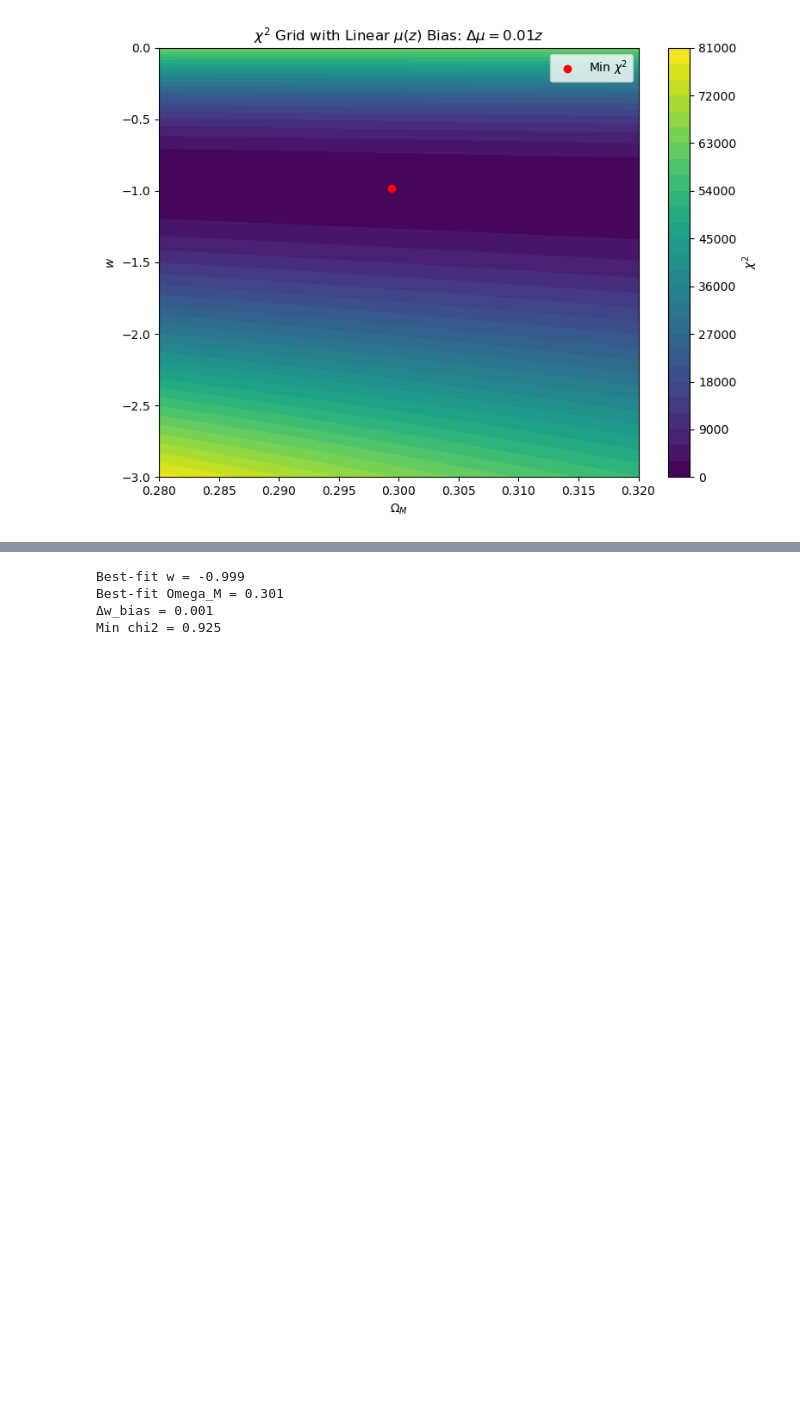
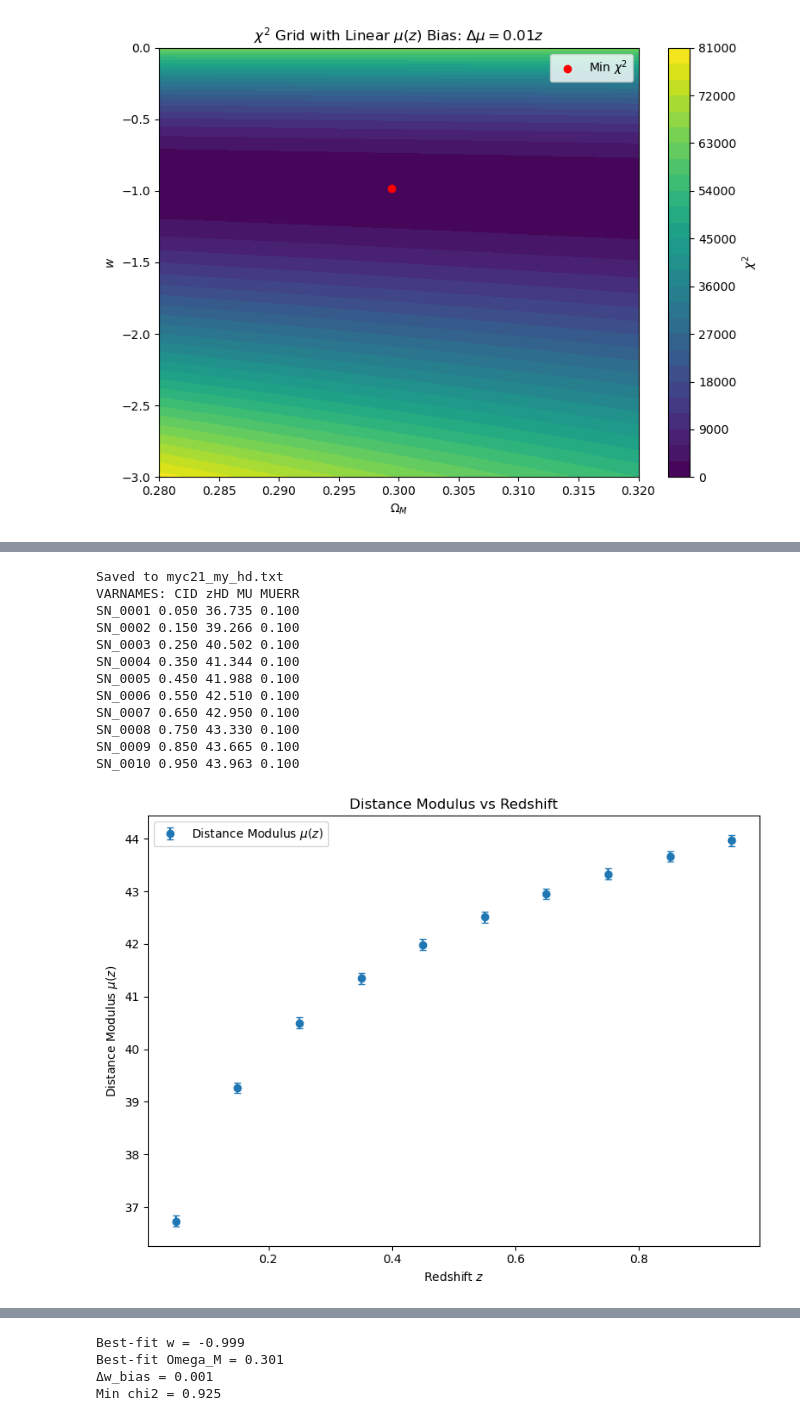
Before and after one commit to chernya4/SNANA_tutorial, a Jupyter notebook: Problem 4.ipynb, the cells around one changed output, grey strips where cells are left out. Saved outputs shown, nothing was run; the diff lists cells and outputs as text; code cells hidden in the pictures; blank space fills up the shorter version.

```diff
--- a/Problem 4.ipynb
+++ b/Problem 4.ipynb
@@ -395,18 +399,0 @@ SN_0010 0.950 43.963 0.100
-# %%
-import numpy as np
-
-# Define your redshift and distance modulus arrays
-z_vals = np.array([0.05, 0.15, 0.25, 0.35, 0.45, 0.55, 0.65, 0.75, 0.85, 0.95])
-mu_vals = np.array([36.735, 39.266, 40.502, 41.344, 41.988,
-                    42.510, 42.950, 43.330, 43.665, 43.963])
-mu_err = 0.1
-
-# Output file path
-output_file = "my_hubble_diagram_for_wfit.txt"
-
-# Write to file (no header line)
-with open(output_file, 'w') as f:
-    for z, mu in zip(z_vals, mu_vals):
-        f.write(f"{z:.3f}  {mu:.3f}  {mu_err:.3f}\n")
-
-print(f"Saved Hubble diagram to: {output_file}")
@@ -510,0 +400,51 @@ plt.show()
+# %%
+import numpy as np
+from astropy.cosmology import FlatwCDM
+import matplotlib.pyplot as plt
+
+# Redshifts
+z_vals = np.array([0.05, 0.15, 0.25, 0.35, 0.45, 0.55, 0.65, 0.75, 0.85, 0.95])
+
+# Distance modulus using FlatwCDM cosmology
+cosmo = FlatwCDM(H0=70, Om0=0.3, w0=-1.0)
+mu_vals = cosmo.distmod(z_vals).value
+
+# Constant uncertainty
+sigma_mu = 0.1 * np.ones_like(mu_vals)
+
+# Write to SNANA-compliant file with row keys
+with open("myc21_my_hd.txt", "w") as f:
+    f.write("VARNAMES: CID zHD MU MUERR\n")
+    for i, (z, mu, sig) in enumerate(zip(z_vals, mu_vals, sigma_mu)):
+        cid = f"SN_{i+1:04d}"  # SN_0001, SN_0002, ...
+        f.write(f"{cid} {z:.3f} {mu:.3f} {sig:.3f}\n")
+
+print("Saved to myc21_my_hd.txt")
+
+# Print file content
+with open("myc21_my_hd.txt", "r") as f:
+    print(f.read())
+
+# Plot the distance modulus values for verification
+plt.figure(figsize=(8, 6))
+plt.errorbar(z_vals, mu_vals, yerr=sigma_mu, fmt='o', label='Distance Modulus $\mu(z)$', capsize=3)
+plt.xlabel('Redshift $z$')
+plt.ylabel('Distance Modulus $\mu(z)$')
+plt.title('Distance Modulus vs Redshift')
+plt.legend()
+plt.tight_layout()
+plt.show()
+# %% [output]
+Saved to myc21_my_hd.txt
+VARNAMES: CID zHD MU MUERR
+SN_0001 0.050 36.735 0.100
+SN_0002 0.150 39.266 0.100
+SN_0003 0.250 40.502 0.100
+SN_0004 0.350 41.344 0.100
+SN_0005 0.450 41.988 0.100
+SN_0006 0.550 42.510 0.100
+SN_0007 0.650 42.950 0.100
+SN_0008 0.750 43.330 0.100
+SN_0009 0.850 43.665 0.100
+SN_0010 0.950 43.963 0.100
+[figure, added]
```
Also changed, not shown: parts of 8 cells of this notebook, 6 other files.
